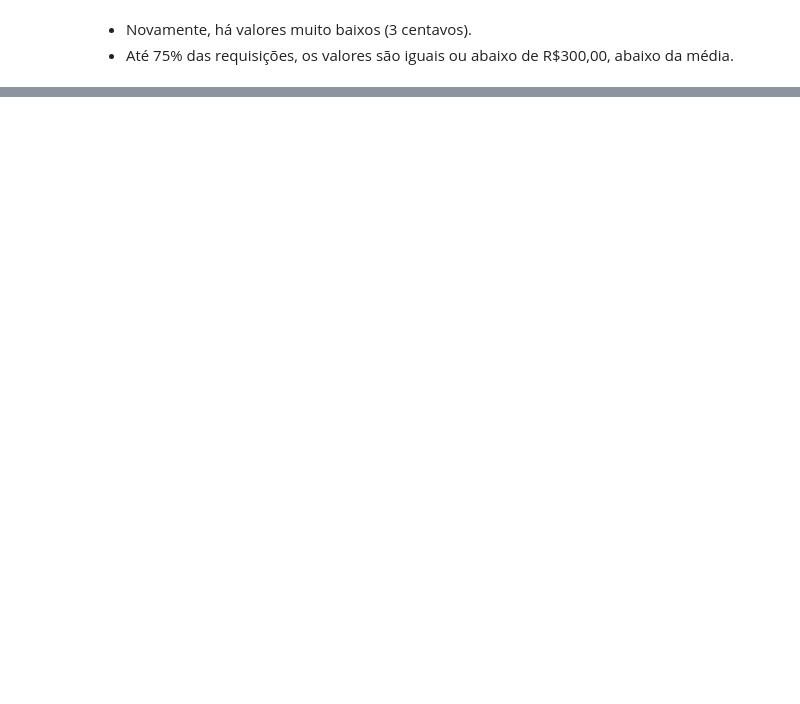
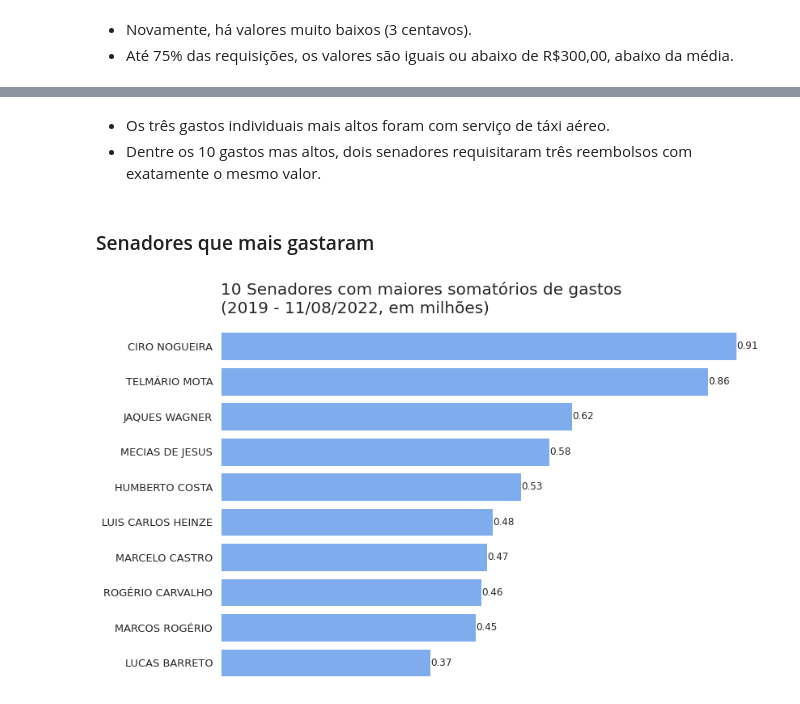
Before and after one commit to Tathy/Pesquisa-reembolsos-CEAPS, a Jupyter notebook: Pesquisa_sobre_dados_do_CEAPS.ipynb, the cells around one changed output, grey strips where cells are left out. Drawn from its saved outputs; the diff is of its cells as text; code cells hidden in the pictures; blank space fills up the shorter version.

```diff
--- a/Pesquisa_sobre_dados_do_CEAPS.ipynb
+++ b/Pesquisa_sobre_dados_do_CEAPS.ipynb
@@ -983,3 +751,0 @@ dados_ceaps.query('ANO >= 2019 and TIPO_DESPESA == @tipo_despesa and VALOR_REEMB
-# %%
-index_drop = dados_ceaps.query('ANO >= 2019 and TIPO_DESPESA == @tipo_despesa and VALOR_REEMBOLSADO < 3.0').index
-dados_ceaps.drop(index_drop, inplace = True)
@@ -1020,7 +751,0 @@ dados_ceaps.query('FORNECEDOR.str.contains("UBER DO BRASIL")', engine = 'python'
-# %%
-# Convertendo todos os fornecedores para letras maiúsculas
-dados_ceaps['FORNECEDOR'] = dados_ceaps['FORNECEDOR'].str.upper()
-# %%
-# Padronizando nomes do Uber
-filtro = dados_ceaps['FORNECEDOR'].str.contains("UBER DO BRASIL")
-dados_ceaps.loc[filtro, 'FORNECEDOR'] = 'UBER DO BRASIL TECNOLOGIA LTDA'
@@ -1031,4 +751,0 @@ dados_ceaps.query('FORNECEDOR.str.contains("SABORES DE BRAS")', engine = 'python
-# %%
-# Padronizando nomes do Sabores de Brasília
-filtro = dados_ceaps['FORNECEDOR'].str.contains("SABORES DE BRA")
-dados_ceaps.loc[filtro, 'FORNECEDOR'] = 'SABORES DE BRASÍLIA COMÉRCIO DE ALIMENTOS LTDA'
@@ -1061,0 +770,13 @@ plota_barras_horizontais(dados, x = 'VALOR_REEMBOLSADO', y = 'FORNECEDOR', titul
+# %% [markdown]
+* Os três gastos individuais mais altos foram com serviço de táxi aéreo.
+* Dentre os 10 gastos mas altos, dois senadores requisitaram três reembolsos com exatamente o mesmo valor.
+# %% [markdown]
+### Senadores que mais gastaram
+# %%
+dados = dados_ceaps.query('TIPO_DESPESA == @tipo_despesa').groupby('SENADOR').sum().reset_index()[['SENADOR', 'VALOR_REEMBOLSADO']]
+dados.sort_values('VALOR_REEMBOLSADO', ascending = False, inplace = True)
+
+plota_barras_horizontais(dados.head(10), x = 'VALOR_REEMBOLSADO', y = 'SENADOR', formatacao = 'milhoes',
+                         titulo = "10 Senadores com maiores somatórios de gastos\n(2019 - 11/08/2022, em milhões)")
+# %% [output]
+[figure, added]
```
Also changed, not shown: parts of 66 cells of this notebook.
